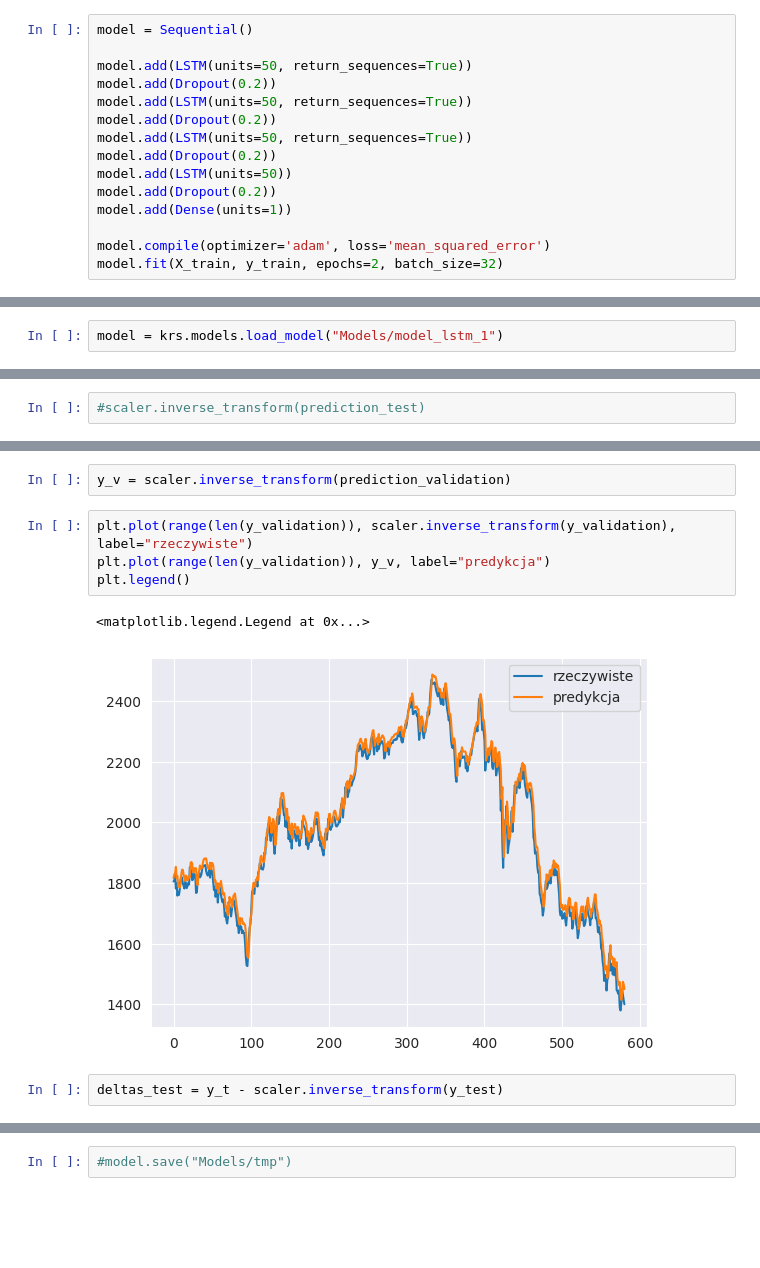
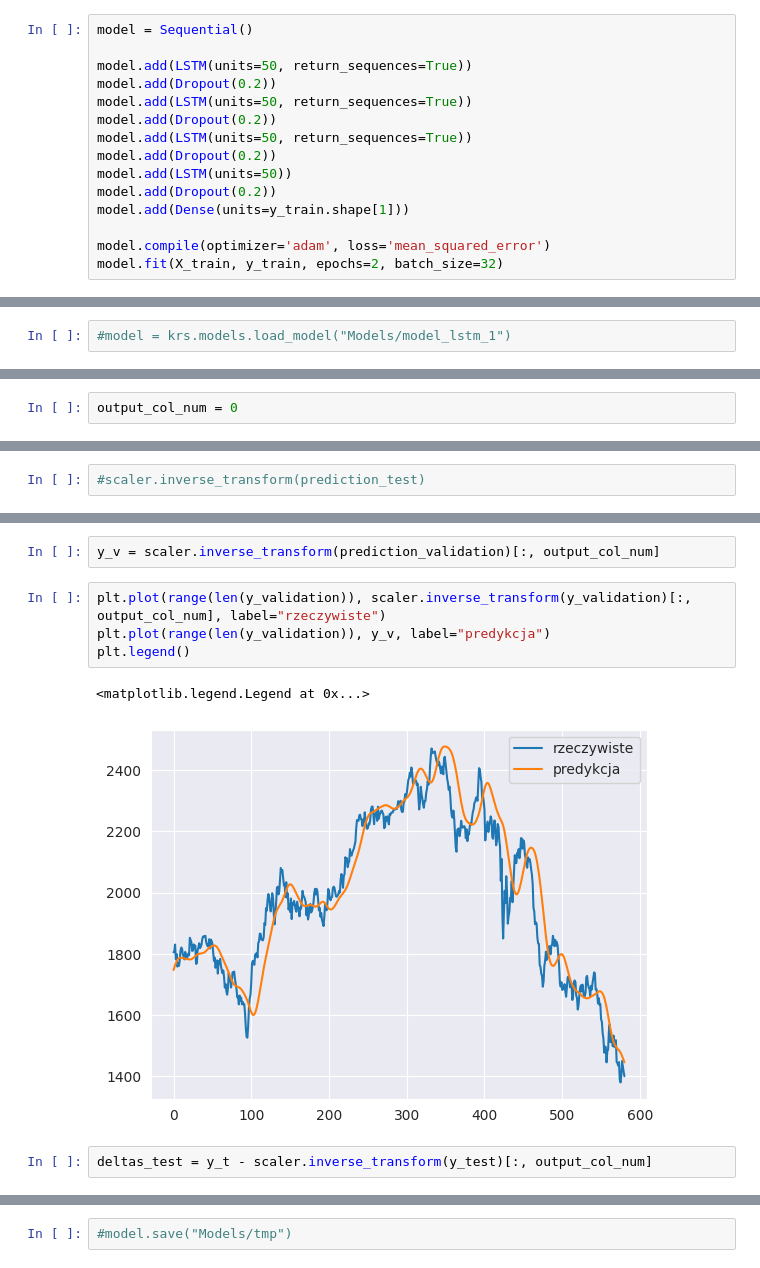
Before and after one commit to B4rtko/Inzynierka, a Jupyter notebook: main_1.ipynb, the cells around one changed output, grey strips where cells are left out. Drawn from its saved outputs; the diff is of its cells as text; blank space fills up the shorter version.

Commit message:
lstm 4 input features, prediction for 1 day

```diff
--- a/main_1.ipynb
+++ b/main_1.ipynb
@@ -133,7 +135,7 @@ model.add(LSTM(units=50, return_sequences=True))
 model.add(Dropout(0.2))
 model.add(LSTM(units=50))
 model.add(Dropout(0.2))
-model.add(Dense(units=1))
+model.add(Dense(units=y_train.shape[1]))
 
 model.compile(optimizer='adam', loss='mean_squared_error')
 model.fit(X_train, y_train, epochs=2, batch_size=32)
@@ -146,5 +153,5 @@ Epoch 2/2
 # %%
-model = krs.models.load_model("Models/model_lstm_1")
+#model = krs.models.load_model("Models/model_lstm_1")
 # %%
 X_test.shape
 # %% [output]
@@ -152,3 +159,5 @@ X_test.shape
+# %%
+output_col_num = 0
 # %%
 prediction_test = model.predict(np.array(X_test))
 # %% [output]
@@ -197,14 +254,14 @@ array([[0.28062868],
 # %%
-y_v = scaler.inverse_transform(prediction_validation)
+y_v = scaler.inverse_transform(prediction_validation)[:, output_col_num]
 # %%
-plt.plot(range(len(y_validation)), scaler.inverse_transform(y_validation), label="rzeczywiste")
+plt.plot(range(len(y_validation)), scaler.inverse_transform(y_validation)[:, output_col_num], label="rzeczywiste")
 plt.plot(range(len(y_validation)), y_v, label="predykcja")
 plt.legend()
 # %% [output]
 <matplotlib.legend.Legend at 0x...>
-[figure, old version]
+[figure, new version]
 # %%
-deltas_test = y_t - scaler.inverse_transform(y_test)
+deltas_test = y_t - scaler.inverse_transform(y_test)[:, output_col_num]
 # %%
 plt.hist(deltas_test, bins=50)
 # %% [output]
```
Also changed, not shown: parts of 24 cells of this notebook.
